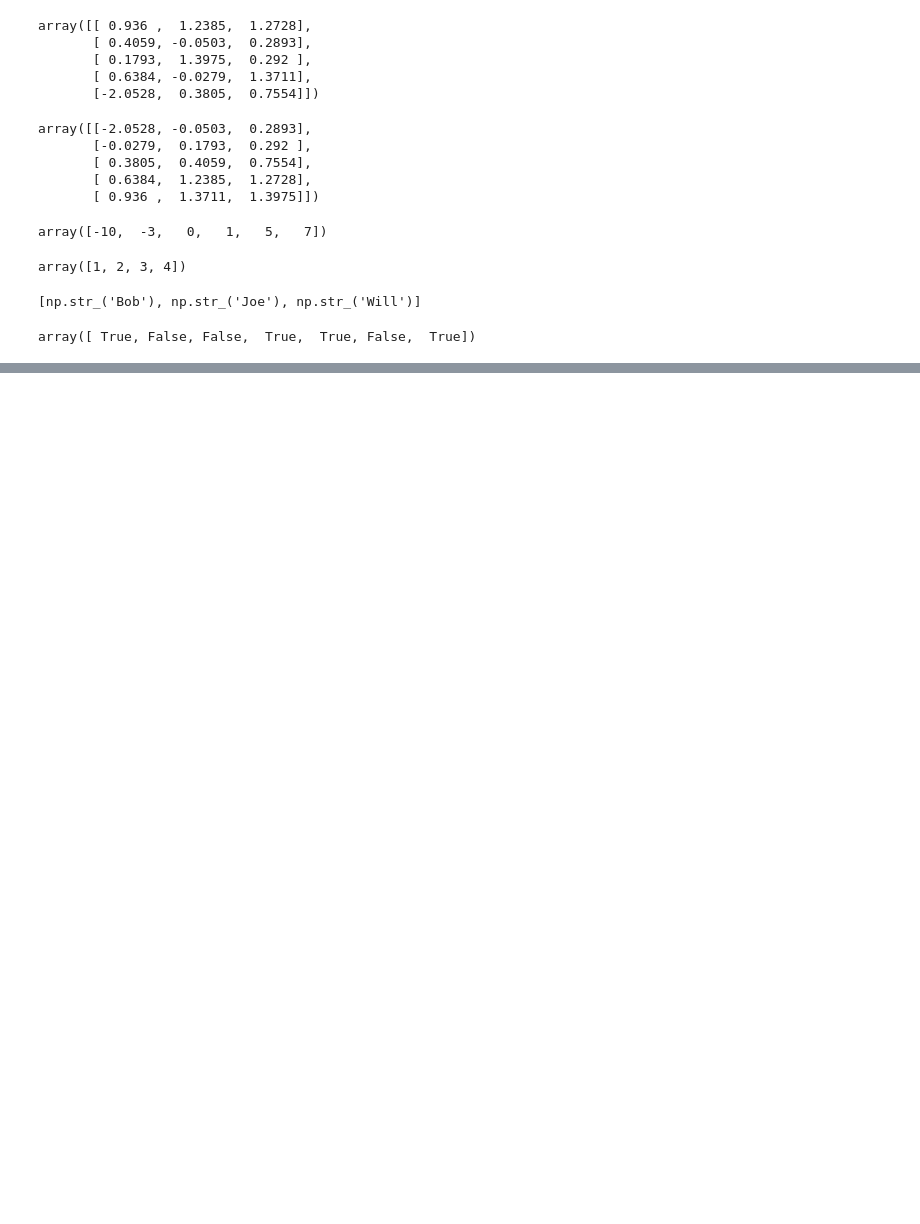
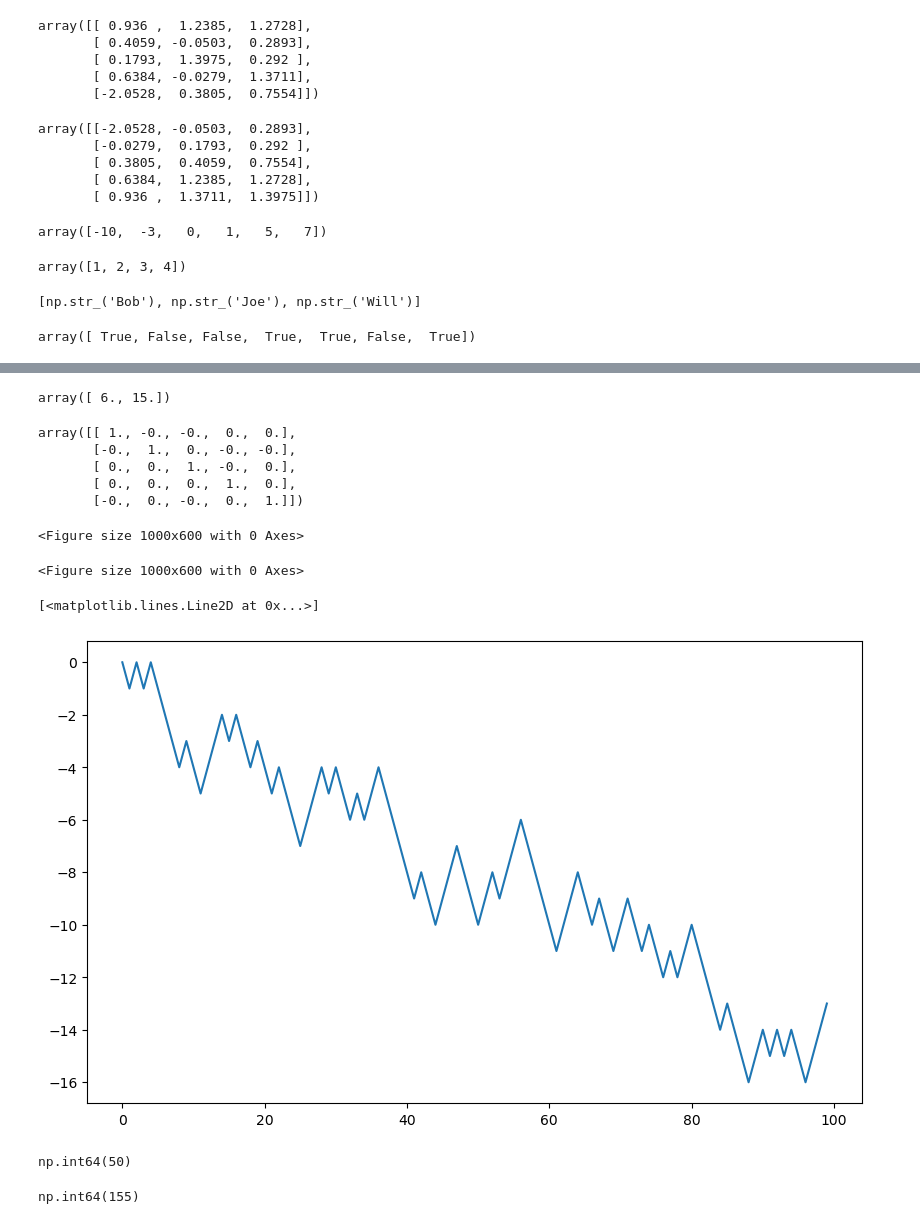
Before and after one commit to mnawar27/DataAnalysisMcKinney-3rd, a Jupyter notebook: Chapter4/ch04.ipynb, the cells around one changed output, grey strips where cells are left out. Drawn from its saved outputs; the diff is of its cells as text; code cells hidden in the pictures; blank space fills up the shorter version.

```diff
--- a/Chapter4/ch04.ipynb
+++ b/Chapter4/ch04.ipynb
@@ -631,0 +668,16 @@ array([ True, False, False,  True,  True, False,  True])
+# %%
+x @ np.ones(3)
+# %% [output]
+array([ 6., 15.])
+# %%
+from numpy.linalg import inv, qr
+X = rng.standard_normal((5, 5))
+mat = X.T @ X
+inv(mat)
+mat @ inv(mat)
+# %% [output]
+array([[ 1., -0., -0.,  0.,  0.],
+       [-0.,  1.,  0., -0., -0.],
+       [ 0.,  0.,  1., -0.,  0.],
+       [ 0.,  0.,  0.,  1.,  0.],
+       [-0.,  0., -0.,  0.,  1.]])
@@ -631,0 +686,19 @@ array([ True, False, False,  True,  True, False,  True])
+# %%
+import random
+position = 0
+walk = [position]
+nsteps = 1000
+for _ in range(nsteps):
+    step = 1 if random.randint(0, 1) else -1
+    position += step
+    walk.append(position)
+# %%
+plt.figure()
+# %% [output]
+<Figure size 1000x600 with 0 Axes>
+<Figure size 1000x600 with 0 Axes>
+# %%
+plt.plot(walk[:100])
+# %% [output]
+[<matplotlib.lines.Line2D at 0x...>]
+[figure, added]
@@ -631,0 +711,9 @@ array([ True, False, False,  True,  True, False,  True])
+# %%
+walk.min()
+walk.max()
+# %% [output]
+np.int64(50)
+# %%
+(np.abs(walk) >= 10).argmax()
+# %% [output]
+np.int64(155)
```
Also changed, not shown: parts of 17 cells of this notebook, 1 other file.
